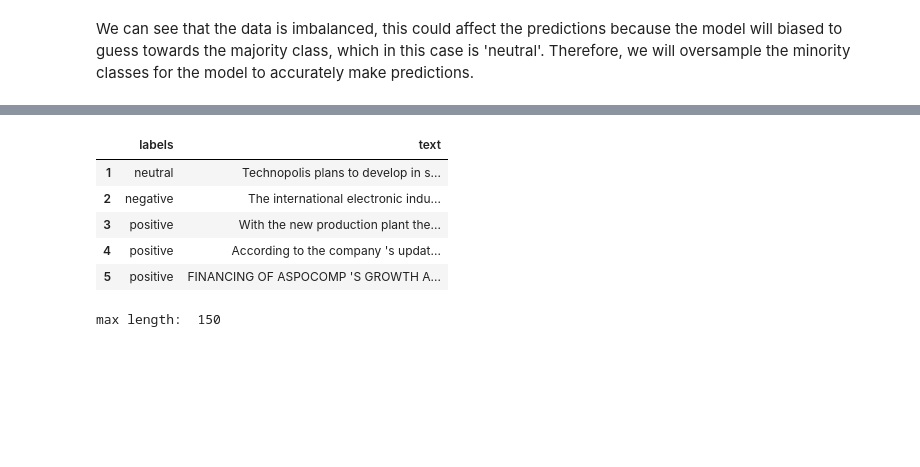
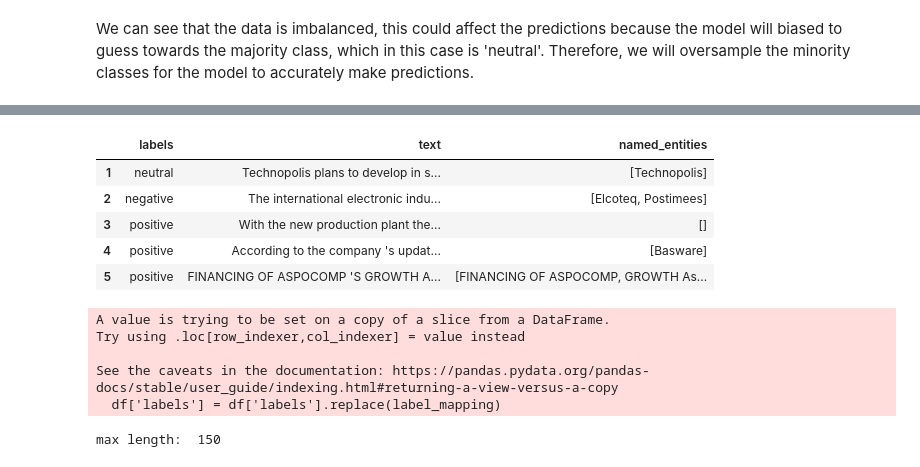
Before and after one commit to paulitab/MLandAIFinalProject, a Jupyter notebook: FinancialNews2_analysisModel_google_colab_API_FINAL.ipynb, the cells around one changed output, grey strips where cells are left out. Drawn from its saved outputs; the diff is of its cells as text; code cells hidden in the pictures; blank space fills up the shorter version.

```diff
--- a/FinancialNews2_analysisModel_google_colab_API_FINAL.ipynb
+++ b/FinancialNews2_analysisModel_google_colab_API_FINAL.ipynb
@@ -70,3 +70,29 @@ sns.countplot(x=df.labels, palette= 'Blues')
 [figure]
 # %% [markdown]
 We can see that the data is imbalanced, this could affect the predictions because the model will biased to guess towards the majority class, which in this case is 'neutral'. Therefore, we will oversample the minority classes for the model to accurately make predictions.
+# %%
+#using nltk to do name entity recognition on the text feature, and create a new feature 'name_entities' to then distinguish sentiment on then, and
+#their relevance in the market
+
+import nltk
+from nltk import word_tokenize, pos_tag, ne_chunk
+
+nltk.download('maxent_ne_chunker')
+nltk.download('words')
+nltk.download('punkt')
+nltk.download('averaged_perceptron_tagger')
+
+df['text'] = df['text'].astype(str)
+
+def extract_named_entities(text):
+    words = word_tokenize(text)
+    pos_tags = pos_tag(words)
+    named_entities = ne_chunk(pos_tags, binary=True)
+    entities = []
+    for subtree in named_entities:
+        if isinstance(subtree, nltk.Tree):
+            entity = " ".join([word for word, tag in subtree.leaves()])
+            entities.append(entity)
+    return entities
+
+df['named_entities'] = df['text'].apply(extract_named_entities)
@@ -74,22 +120,28 @@ We can see that the data is imbalanced, this could affect the predictions becaus
 from transformers import BertTokenizer
 tokenizer = BertTokenizer.from_pretrained('bert-base-uncased', do_lower_case=True)
 # %%
-df.columns = ['labels', 'text']
+df.columns = ['labels', 'text', 'named_entities']
 df = df.dropna(subset=['text', 'labels']) # droping missing values
 df.head()
 # %% [output]
-|  | labels | text |
-| 1 | neutral | Technopolis plans to develop in s... |
-| 2 | negative | The international electronic indu... |
-| 3 | positive | With the new production plant the... |
-| 4 | positive | According to the company 's updat... |
-| 5 | positive | FINANCING OF ASPOCOMP 'S GROWTH A... |
+|  | labels | text | named_entities |
+| 1 | neutral | Technopolis plans to develop in s... | [Technopolis] |
+| 2 | negative | The international electronic indu... | [Elcoteq, Postimees] |
+| 3 | positive | With the new production plant the... | [] |
+| 4 | positive | According to the company 's updat... | [Basware] |
+| 5 | positive | FINANCING OF ASPOCOMP 'S GROWTH A... | [FINANCING OF ASPOCOMP, GROWTH As... |
 # %%
 #converting the label 'neutral', 'negative' and 'positive' classifications into encoded numerical values
 label_mapping = {'neutral': 2, 'negative': 0, 'positive': 1}
 
 # Replacing labels with numerical values
 df['labels'] = df['labels'].replace(label_mapping)
+# %% [output]
+A value is trying to be set on a copy of a slice from a DataFrame.
+Try using .loc[row_indexer,col_indexer] = value instead
+
+See the caveats in the documentation: https://pandas.pydata.org/pandas-docs/stable/user_guide/indexing.html#returning-a-view-versus-a-copy
+  df['labels'] = df['labels'].replace(label_mapping)
 # %%
 sentences = df.text.values
 labels = df.labels.values
```
Also changed, not shown: parts of 4 cells of this notebook.
